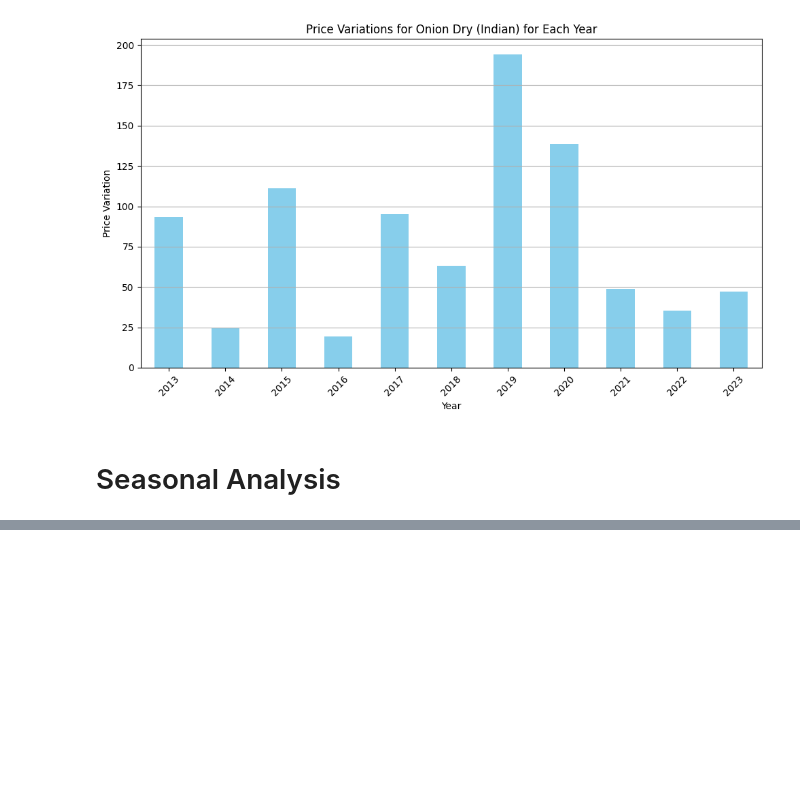
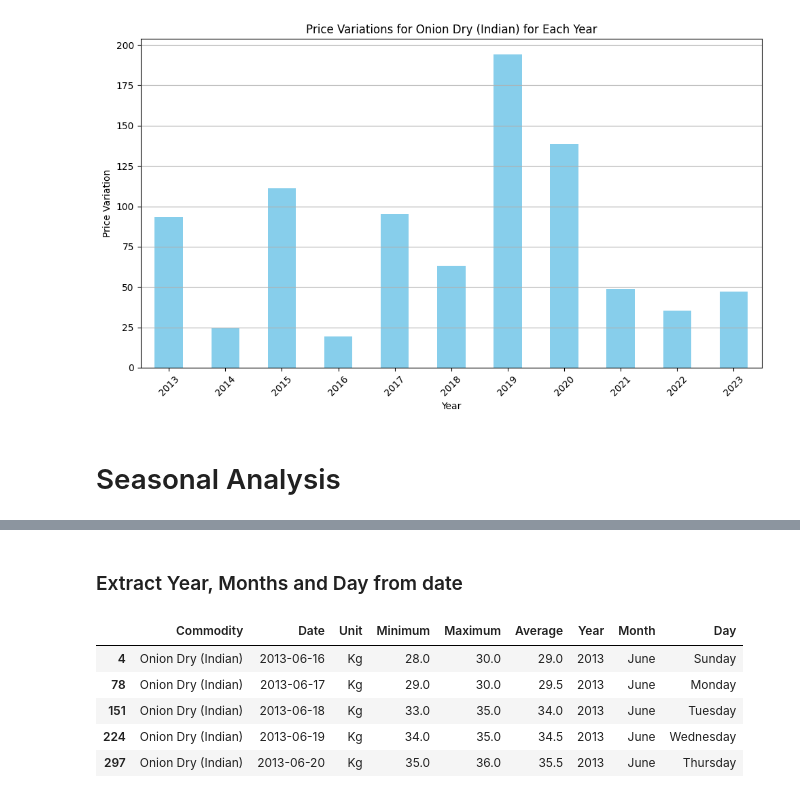
Before and after one commit to Rk-Pudasaini/Forecasting-Commodities-Future-Prices, a Jupyter notebook: Dataset_cleaning__analysis.ipynb, the cells around one changed output, grey strips where cells are left out. Cells and saved outputs as stored; diff of their text form; code cells hidden in the pictures; blank space fills up the shorter version.

```diff
--- a/Dataset_cleaning__analysis.ipynb
+++ b/Dataset_cleaning__analysis.ipynb
@@ -217,0 +237,2 @@ plot_variation_bar(df, 'Onion Dry (Indian)')
+# %% [markdown]
+### Extract Year, Months and Day from date
@@ -217,0 +252,9 @@ plot_variation_bar(df, 'Onion Dry (Indian)')
+# %%
+df.head()
+# %% [output]
+|  | Commodity | Date | Unit | Minimum | Maximum | Average | Year | Month | Day |
+| 4 | Onion Dry (Indian) | 2013-06-16 | Kg | 28.0 | 30.0 | 29.0 | 2013 | June | Sunday |
+| 78 | Onion Dry (Indian) | 2013-06-17 | Kg | 29.0 | 30.0 | 29.5 | 2013 | June | Monday |
+| 151 | Onion Dry (Indian) | 2013-06-18 | Kg | 33.0 | 35.0 | 34.0 | 2013 | June | Tuesday |
+| 224 | Onion Dry (Indian) | 2013-06-19 | Kg | 34.0 | 35.0 | 34.5 | 2013 | June | Wednesday |
+| 297 | Onion Dry (Indian) | 2013-06-20 | Kg | 35.0 | 36.0 | 35.5 | 2013 | June | Thursday |
```
Also changed, not shown: parts of 5 cells of this notebook.
